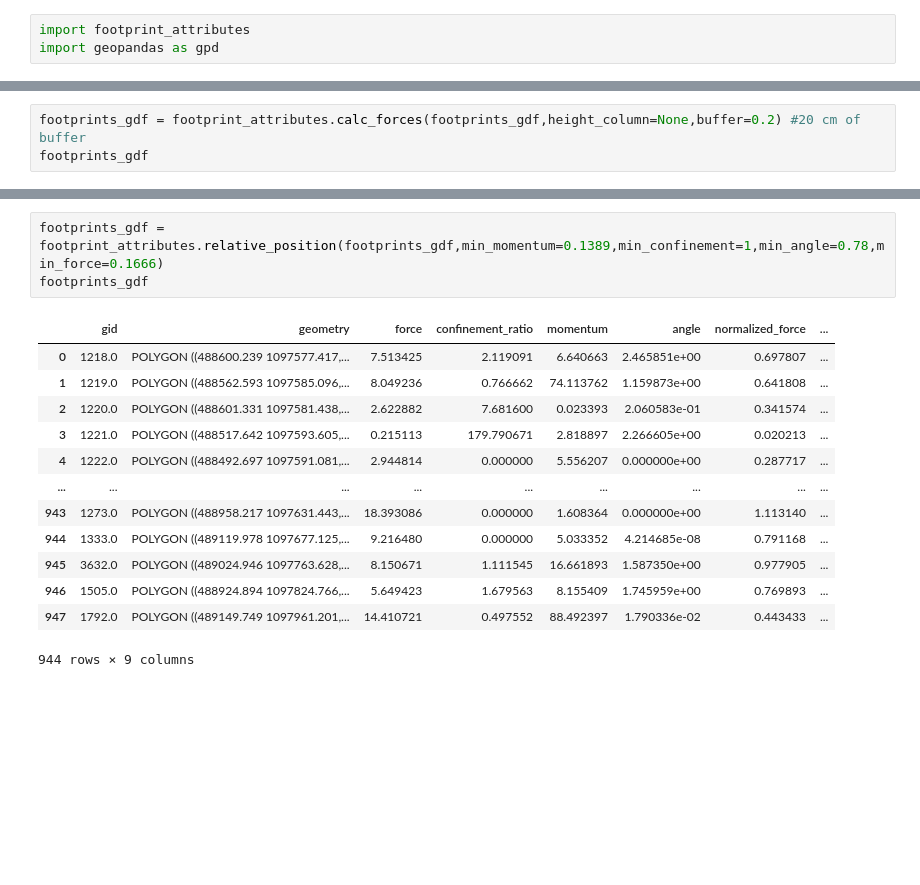
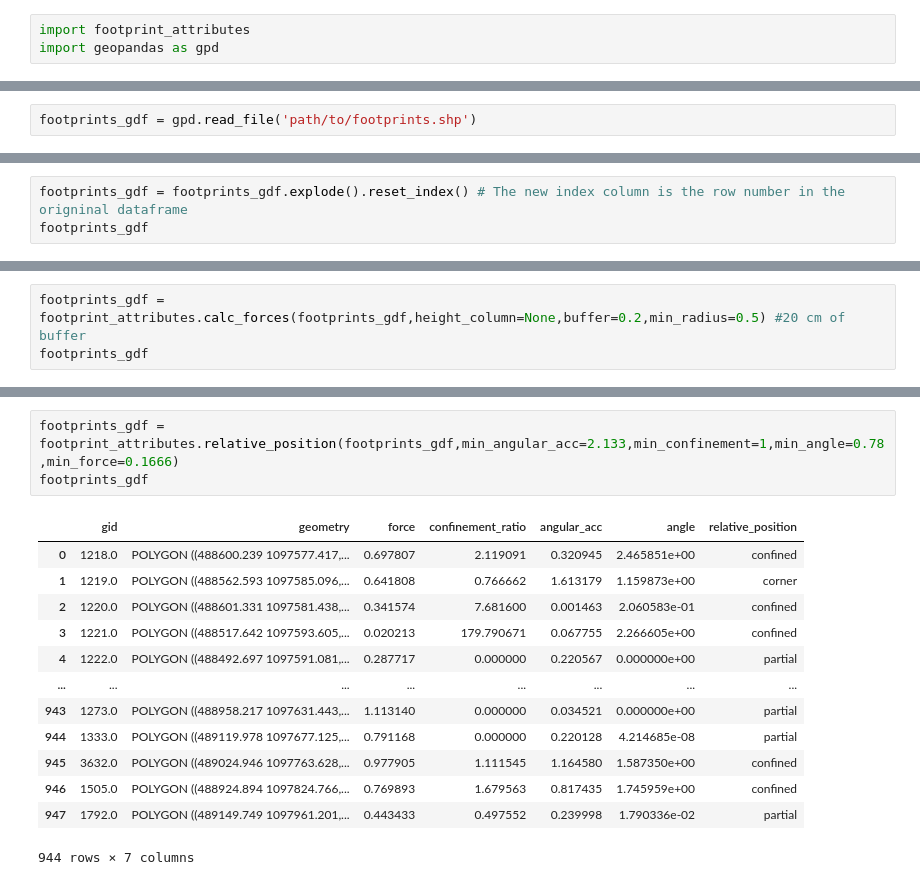
Before and after one commit to GeomaticsCaminosUPM/footprint_attributes, a Jupyter notebook: example.ipynb, the cells around one changed output, grey strips where cells are left out. Saved outputs shown, nothing was run; the diff lists cells and outputs as text; blank space fills up the shorter version.

```diff
--- a/example.ipynb
+++ b/example.ipynb
@@ -46,0 +32,2 @@ footprints_gdf
+# %%
+footprints_gdf = gpd.read_file('path/to/footprints.shp')
@@ -46,0 +58,3 @@ footprints_gdf
+# %%
+footprints_gdf = footprints_gdf.explode().reset_index() # The new index column is the row number in the origninal dataframe
+footprints_gdf
@@ -47,4 +91,4 @@ footprints_gdf
 # %%
-footprints_gdf = footprint_attributes.calc_forces(footprints_gdf,height_column=None,buffer=0.2) #20 cm of buffer
+footprints_gdf = footprint_attributes.calc_forces(footprints_gdf,height_column=None,buffer=0.2,min_radius=0.5) #20 cm of buffer
 footprints_gdf
 # %% [output]
@@ -64,17 +136,17 @@ footprints_gdf
 # %%
-footprints_gdf = footprint_attributes.relative_position(footprints_gdf,min_momentum=0.1389,min_confinement=1,min_angle=0.78,min_force=0.1666)
+footprints_gdf = footprint_attributes.relative_position(footprints_gdf,min_angular_acc=2.133,min_confinement=1,min_angle=0.78,min_force=0.1666)
 footprints_gdf
 # %% [output]
-|  | gid | geometry | force | confinement_ratio | momentum | angle | normalized_force | ... |
-| 0 | 1218.0 | POLYGON ((488600.239 1097577.417,... | 7.513425 | 2.119091 | 6.640663 | 2.465851e+00 | 0.697807 | ... |
-| 1 | 1219.0 | POLYGON ((488562.593 1097585.096,... | 8.049236 | 0.766662 | 74.113762 | 1.159873e+00 | 0.641808 | ... |
-| 2 | 1220.0 | POLYGON ((488601.331 1097581.438,... | 2.622882 | 7.681600 | 0.023393 | 2.060583e-01 | 0.341574 | ... |
-| 3 | 1221.0 | POLYGON ((488517.642 1097593.605,... | 0.215113 | 179.790671 | 2.818897 | 2.266605e+00 | 0.020213 | ... |
-| 4 | 1222.0 | POLYGON ((488492.697 1097591.081,... | 2.944814 | 0.000000 | 5.556207 | 0.000000e+00 | 0.287717 | ... |
-| ... | ... | ... | ... | ... | ... | ... | ... | ... |
-| 943 | 1273.0 | POLYGON ((488958.217 1097631.443,... | 18.393086 | 0.000000 | 1.608364 | 0.000000e+00 | 1.113140 | ... |
-| 944 | 1333.0 | POLYGON ((489119.978 1097677.125,... | 9.216480 | 0.000000 | 5.033352 | 4.214685e-08 | 0.791168 | ... |
-| 945 | 3632.0 | POLYGON ((489024.946 1097763.628,... | 8.150671 | 1.111545 | 16.661893 | 1.587350e+00 | 0.977905 | ... |
-| 946 | 1505.0 | POLYGON ((488924.894 1097824.766,... | 5.649423 | 1.679563 | 8.155409 | 1.745959e+00 | 0.769893 | ... |
-| 947 | 1792.0 | POLYGON ((489149.749 1097961.201,... | 14.410721 | 0.497552 | 88.492397 | 1.790336e-02 | 0.443433 | ... |
+|  | gid | geometry | force | confinement_ratio | angular_acc | angle | relative_position |
+| 0 | 1218.0 | POLYGON ((488600.239 1097577.417,... | 0.697807 | 2.119091 | 0.320945 | 2.465851e+00 | confined |
+| 1 | 1219.0 | POLYGON ((488562.593 1097585.096,... | 0.641808 | 0.766662 | 1.613179 | 1.159873e+00 | corner |
+| 2 | 1220.0 | POLYGON ((488601.331 1097581.438,... | 0.341574 | 7.681600 | 0.001463 | 2.060583e-01 | confined |
+| 3 | 1221.0 | POLYGON ((488517.642 1097593.605,... | 0.020213 | 179.790671 | 0.067755 | 2.266605e+00 | confined |
+| 4 | 1222.0 | POLYGON ((488492.697 1097591.081,... | 0.287717 | 0.000000 | 0.220567 | 0.000000e+00 | partial |
+| ... | ... | ... | ... | ... | ... | ... | ... |
+| 943 | 1273.0 | POLYGON ((488958.217 1097631.443,... | 1.113140 | 0.000000 | 0.034521 | 0.000000e+00 | partial |
+| 944 | 1333.0 | POLYGON ((489119.978 1097677.125,... | 0.791168 | 0.000000 | 0.220128 | 4.214685e-08 | partial |
+| 945 | 3632.0 | POLYGON ((489024.946 1097763.628,... | 0.977905 | 1.111545 | 1.164580 | 1.587350e+00 | confined |
+| 946 | 1505.0 | POLYGON ((488924.894 1097824.766,... | 0.769893 | 1.679563 | 0.817435 | 1.745959e+00 | confined |
+| 947 | 1792.0 | POLYGON ((489149.749 1097961.201,... | 0.443433 | 0.497552 | 0.239998 | 1.790336e-02 | partial |
-944 rows × 9 columns
+944 rows × 7 columns
```
Also changed, not shown: parts of 25 cells of this notebook.
